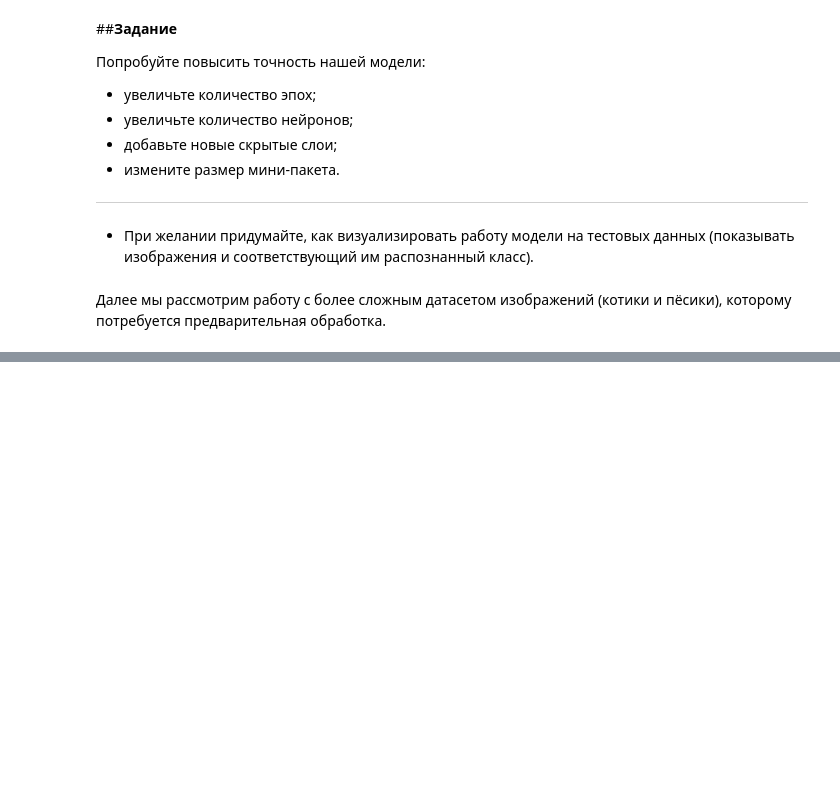
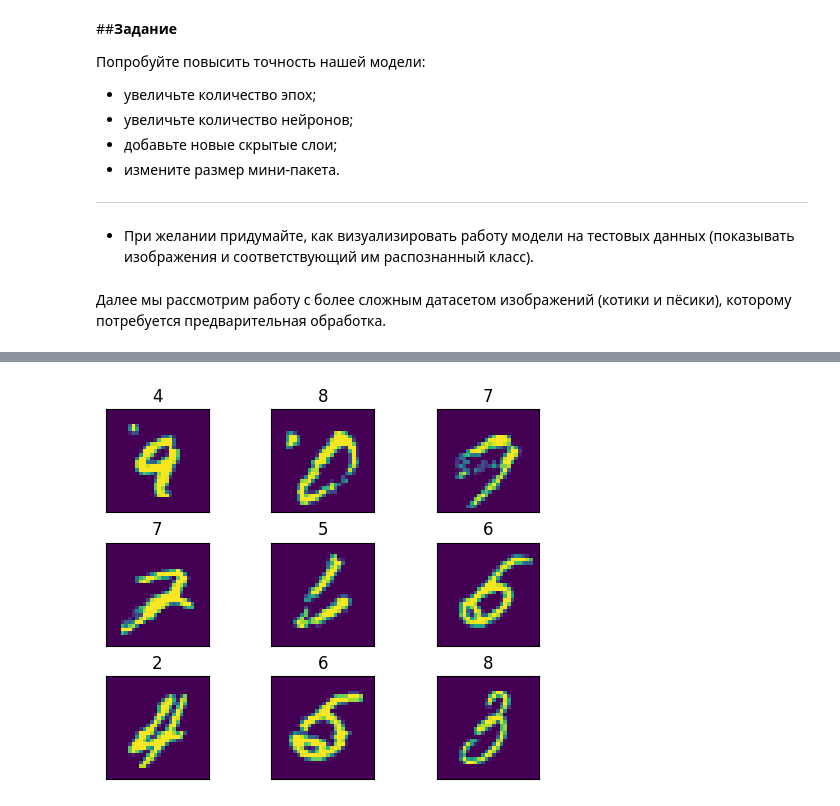
Before and after one commit to Xavatu/ML, a Jupyter notebook: ML1_5.ipynb, the cells around one changed output, grey strips where cells are left out. Saved outputs shown, nothing was run; the diff lists cells and outputs as text; code cells hidden in the pictures; blank space fills up the shorter version.

```diff
--- a/ML1_5.ipynb
+++ b/ML1_5.ipynb
@@ -162,0 +292,19 @@ model.eval()
+# %%
+incorrects = [i for i in range(28*28) if (predicted!=labels)[i]][:9]
+
+f, axarr = plt.subplots(3,3)
+plt.subplots_adjust(wspace=0, hspace=0.3)
+for i in range(9):
+    j = incorrects[i]
+    axarr[i//3, i%3].imshow(images[j].cpu().reshape(28, 28, 1), label="123")
+    axarr[i//3, i%3].set_title(predicted[j].item())
+    axarr[i//3, i%3].tick_params(
+        left=False,
+        right=False,
+        labelleft=False,
+        labelbottom=False,
+        bottom=False
+    )
+plt.show()
+# %% [output]
+[figure, added]
```
Also changed, not shown: parts of 11 cells of this notebook.
